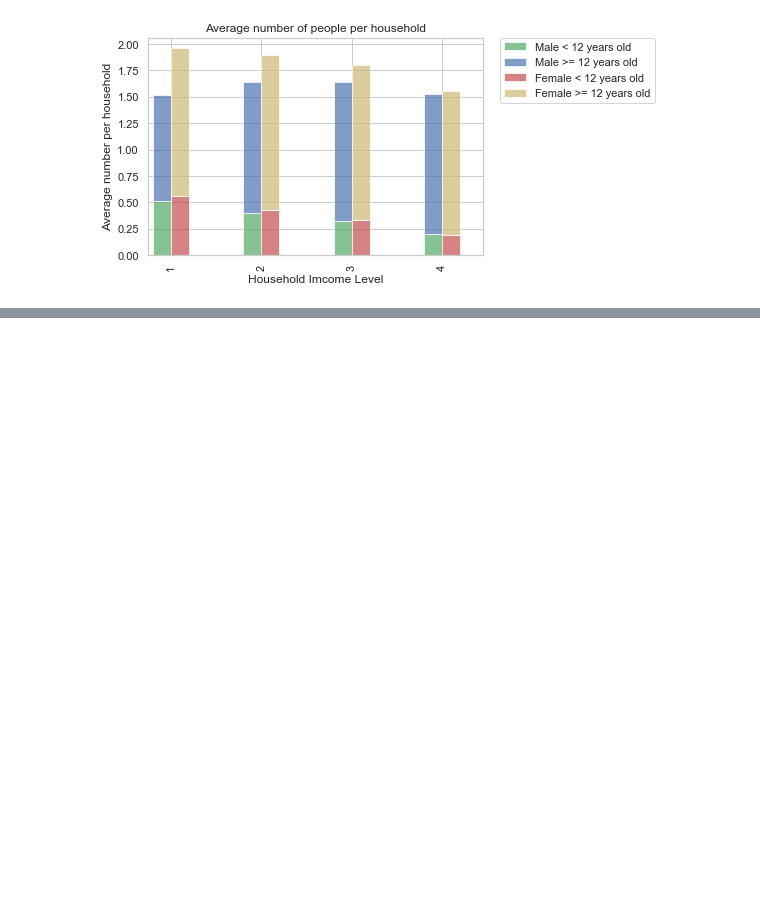
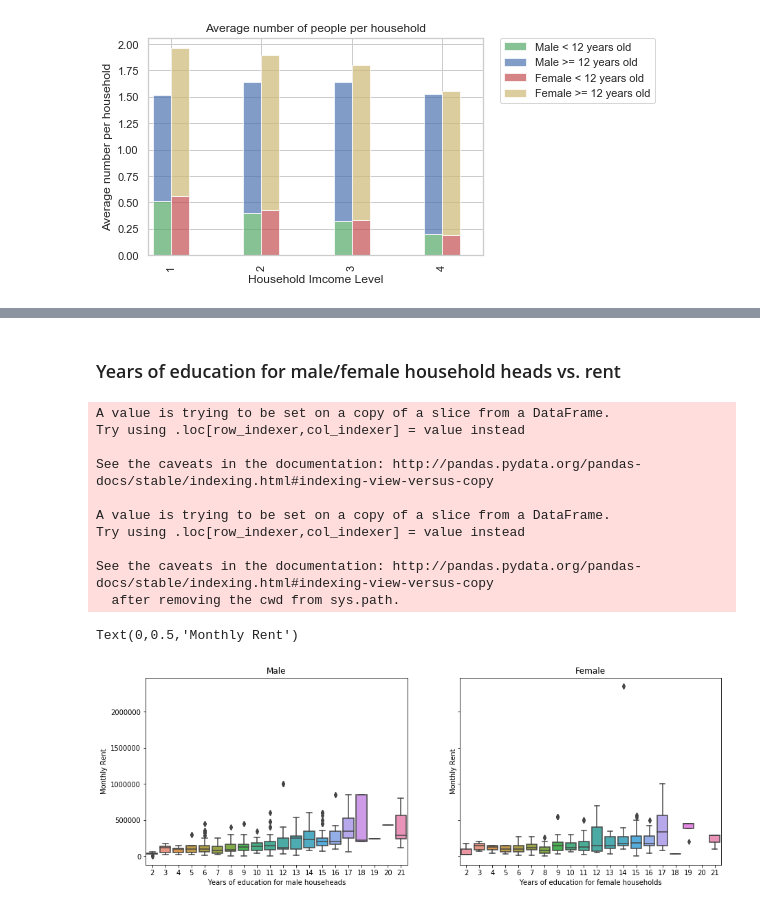
Before and after one commit to zhaomh1998/ece143, a Jupyter notebook: plot1.ipynb, the cells around one changed output, grey strips where cells are left out. Cells and saved outputs as stored; diff of their text form; code cells hidden in the pictures; blank space fills up the shorter version.

Commit message:
More plots

```diff
--- a/plot1.ipynb
+++ b/plot1.ipynb
@@ -273,0 +264,23 @@ plt.show()
+# %% [markdown]
+### Years of education for male/female household heads vs. rent
+# %%
+male_head_education = training.loc[~training['edjefe'].isin(['yes', 'no'])] # Choose valid rows
+male_head_education['edjefe'] = male_head_education['edjefe'].astype('int64') # Convert to int
+female_head_education = training.loc[~training['edjefa'].isin(['yes', 'no'])] # Choose valid rows
+female_head_education['edjefa'] = female_head_education['edjefa'].astype('int64') # Convert to int
+fig, axes = plt.subplots(1,2,sharey=True,figsize=(15,5))
+sns.boxplot(x='edjefe', y='v2a1', data=male_head_education, ax=axes[0]); axes[0].set_title('Male'); axes[0].set_xlabel('Years of education for male househeads'); axes[0].set_ylabel('Monthly Rent')
+sns.boxplot(x='edjefa', y='v2a1', data=female_head_education, ax=axes[1]); axes[1].set_title('Female'); axes[1].set_xlabel('Years of education for female households'); axes[1].set_ylabel('Monthly Rent')
+# %% [output]
+A value is trying to be set on a copy of a slice from a DataFrame.
+Try using .loc[row_indexer,col_indexer] = value instead
+
+See the caveats in the documentation: http://pandas.pydata.org/pandas-docs/stable/indexing.html#indexing-view-versus-copy
+
+A value is trying to be set on a copy of a slice from a DataFrame.
+Try using .loc[row_indexer,col_indexer] = value instead
+
+See the caveats in the documentation: http://pandas.pydata.org/pandas-docs/stable/indexing.html#indexing-view-versus-copy
+  after removing the cwd from sys.path.
+Text(0,0.5,'Monthly Rent')
+[figure, added]
```
Also changed, not shown: parts of 11 cells of this notebook.
